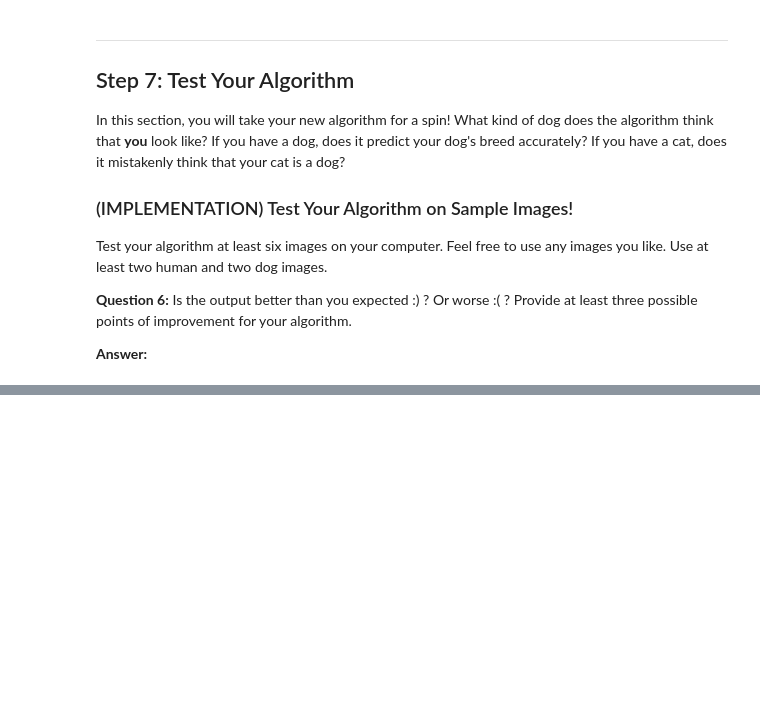
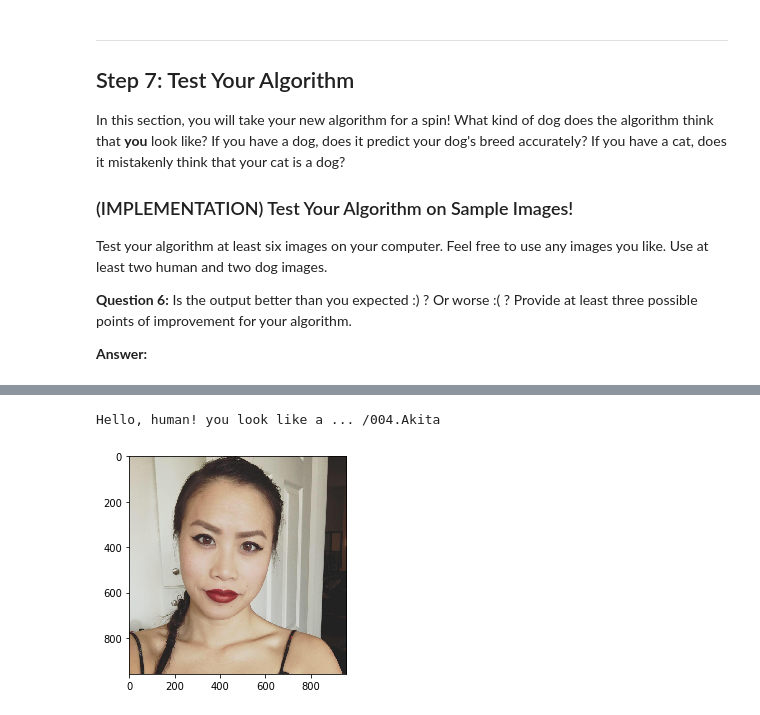
Before and after one commit to csawtelle/udacity-machine-learning-nanodegree, a Jupyter notebook: dog-project/dog_app.ipynb, the cells around one changed output, grey strips where cells are left out. Drawn from its saved outputs; the diff is of its cells as text; code cells hidden in the pictures; blank space fills up the shorter version.

```diff
--- a/dog-project/dog_app.ipynb
+++ b/dog-project/dog_app.ipynb
@@ -620,0 +752,6 @@ __Answer:__
+# %%
+result = predict_breed_or_resemblance("./images/theresa.jpg")
+print(result)
+# %% [output]
+Hello, human! you look like a ... /004.Akita
+[figure, added]
```
Also changed, not shown: parts of 31 cells of this notebook.
